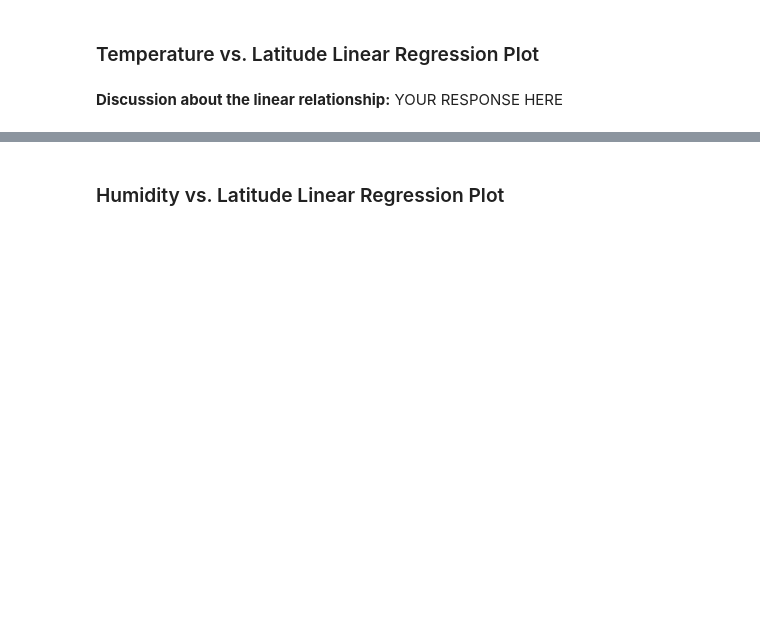
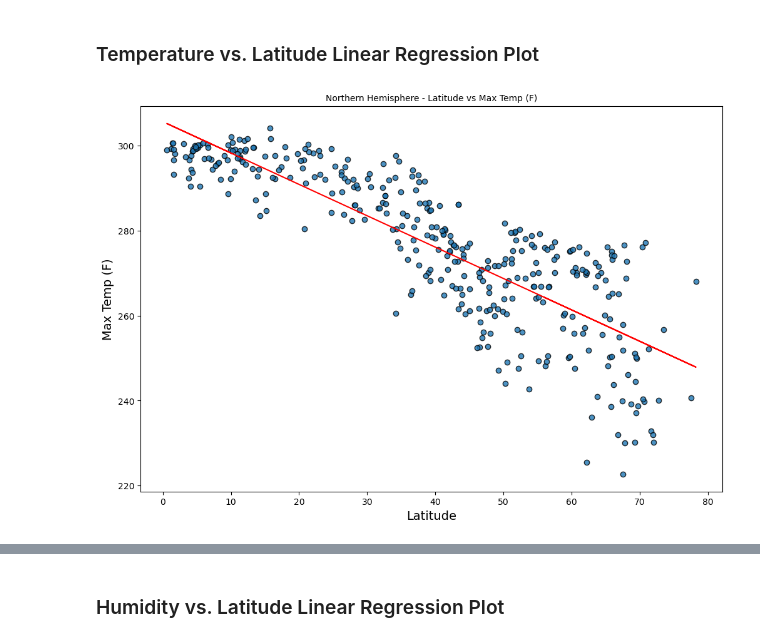
Before and after one commit to sonila15/python-api-challenge, a Jupyter notebook: WeatherPy/WeatherPy.ipynb, the cells around one changed output, grey strips where cells are left out. Cells and saved outputs as stored; diff of their text form; code cells hidden in the pictures; blank space fills up the shorter version.

```diff
--- a/WeatherPy/WeatherPy.ipynb
+++ b/WeatherPy/WeatherPy.ipynb
@@ -316,7 +316,7 @@ def plot_linear_regression(x_values, y_values, x_label, y_label, hemisphere, tex
     plt.annotate(line_eq, text_coordinates, fontsize=20, color="red")
 # %%
 # Create a DataFrame with the Northern Hemisphere data (Latitude >= 0)
-# YOUR CODE HERE
+northern_hemi_df = city_data_df.loc[city_data_df["Lat"] >= 0]
 
 # Display sample data
 northern_hemi_df.head()
@@ -339,2 +347,10 @@ southern_hemi_df.head()
-# %% [markdown]
-**Discussion about the linear relationship:** YOUR RESPONSE HERE
+# %%
+# Linear regression on Northern Hemisphere
+x_values = northern_hemi_df["Lat"]
+y_values = northern_hemi_df["Max Temp"]
+plot_linear_regression(x_values, y_values, "Latitude", "Max Temp (F)", "Northern", (10, 10))
+
+plt.savefig("./output_data/northern_hem_linear_lat_vs_max_temp.png", bbox_inches="tight")
+plt.show()
+# %% [output]
+[figure, added]
```
Also changed, not shown: parts of 33 cells of this notebook, 14 other files.
